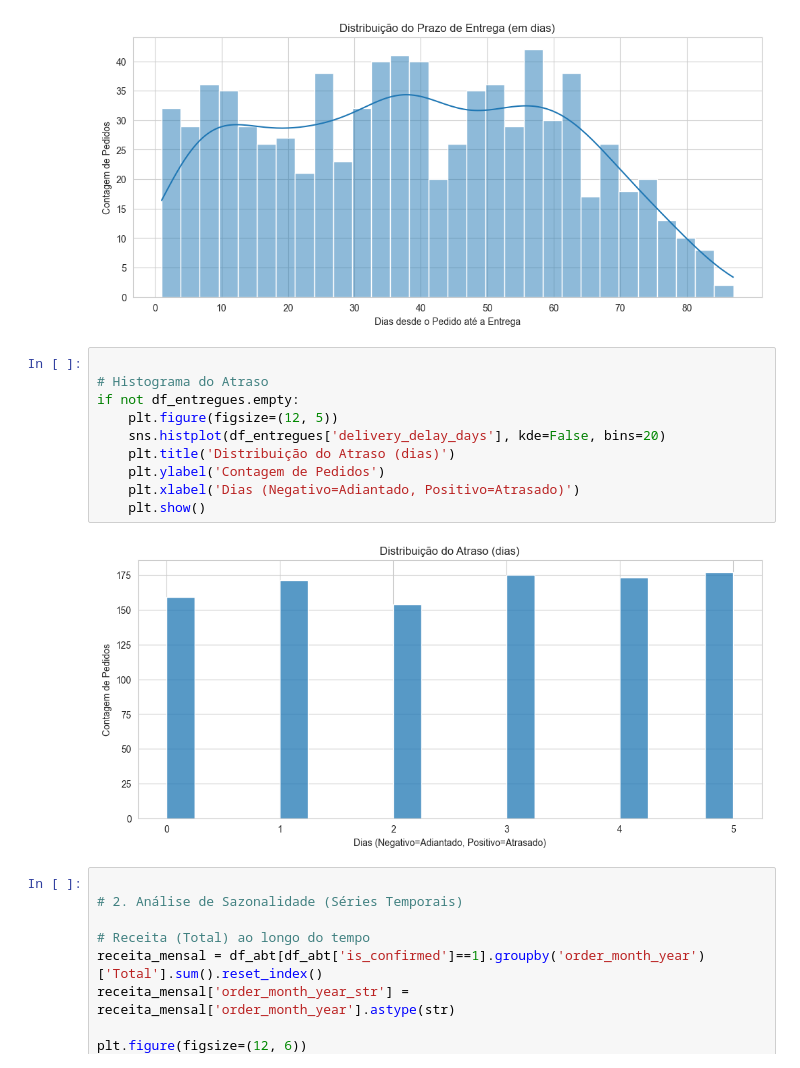
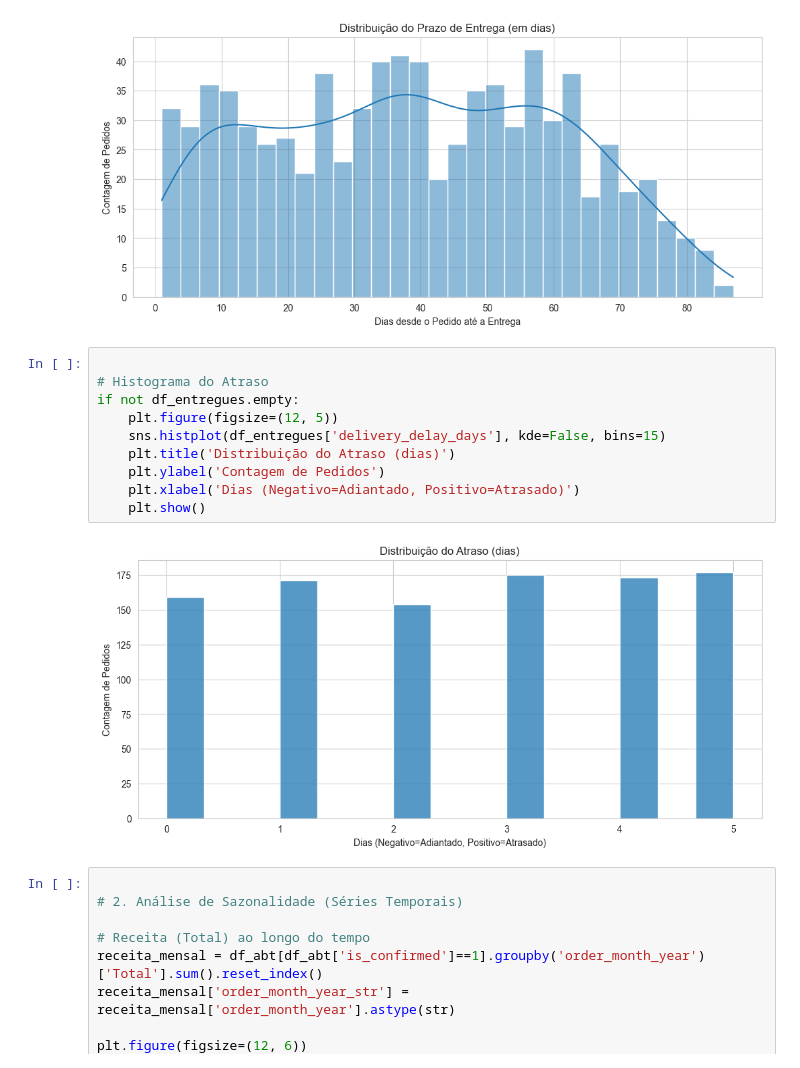
Before and after one commit to kaykyDias04/analytical-report-Statistics-Grade, a Jupyter notebook: ETL.ipynb, the cells around one changed output. Drawn from its saved outputs; the diff is of its cells as text.

```diff
--- a/ETL.ipynb
+++ b/ETL.ipynb
@@ -234,15 +282,15 @@ if not df_entregues.empty:
 # %%
 
 # Histograma do Atraso
 if not df_entregues.empty:
     plt.figure(figsize=(12, 5))
-    sns.histplot(df_entregues['delivery_delay_days'], kde=False, bins=20)
+    sns.histplot(df_entregues['delivery_delay_days'], kde=False, bins=15)
     plt.title('Distribuição do Atraso (dias)')
     plt.ylabel('Contagem de Pedidos')
     plt.xlabel('Dias (Negativo=Adiantado, Positivo=Atrasado)')
     plt.show()
 # %% [output]
-[figure, old version]
+[figure, new version]
 # %%
 
 # 2. Análise de Sazonalidade (Séries Temporais)
```
Also changed, not shown: parts of 6 cells of this notebook.
